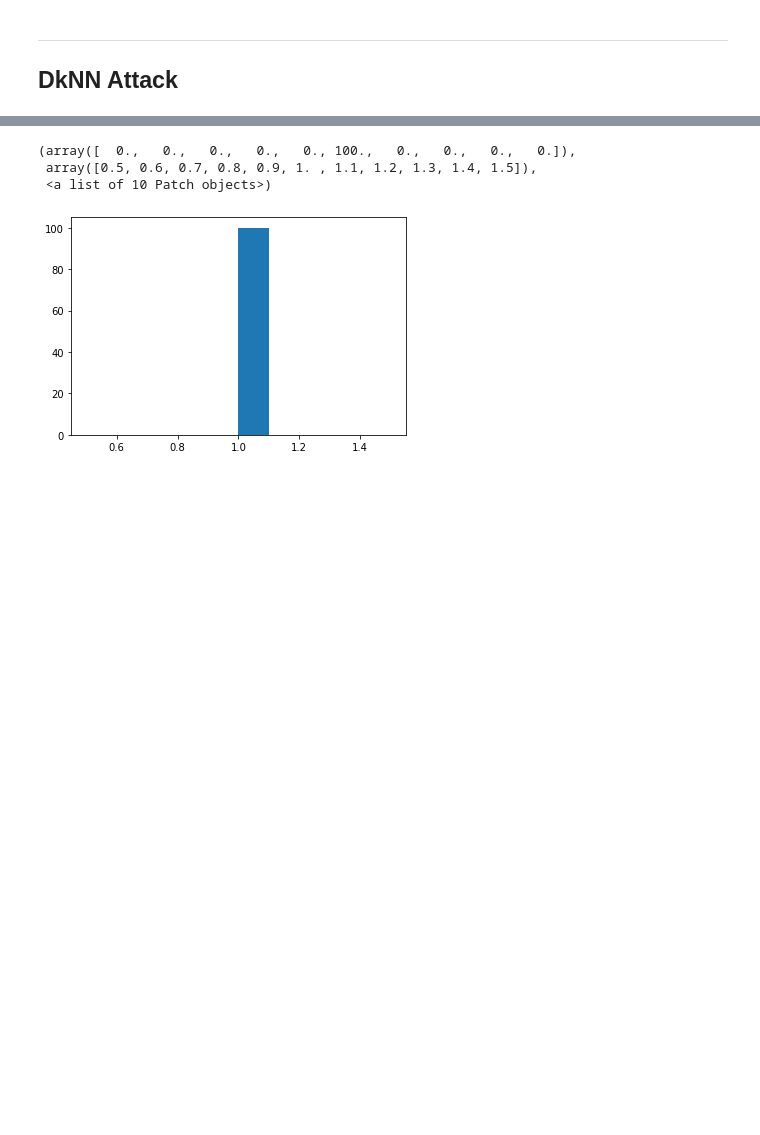
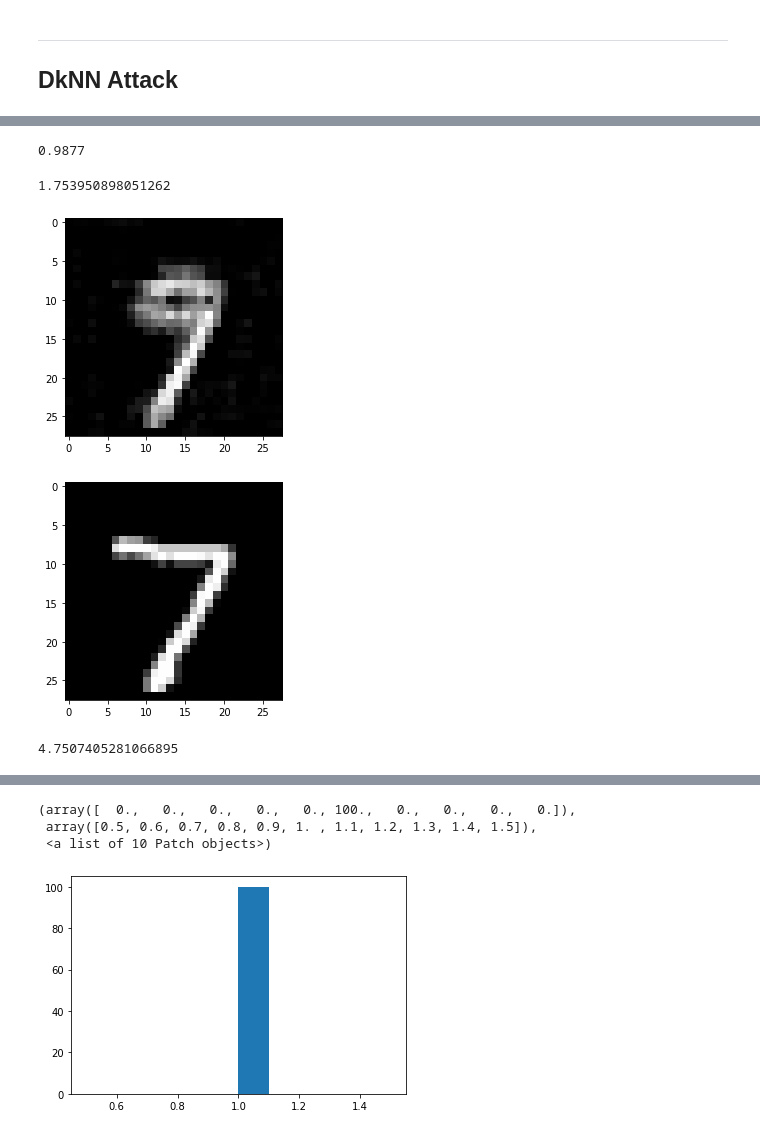
Before and after one commit to chawins/knn-defense, a Jupyter notebook: DkNN_MNIST_demo.ipynb, the cells around one changed output, grey strips where cells are left out. Cells and saved outputs as stored; diff of their text form; code cells hidden in the pictures; blank space fills up the shorter version.

```diff
--- a/DkNN_MNIST_demo.ipynb
+++ b/DkNN_MNIST_demo.ipynb
@@ -250,23 +217,23 @@ for (D, I) in nn:
 
 ## DkNN Attack
 # %%
-# Attack for cosine DkNN
+# Attack for L2 DkNN
 
-attack = DKNNAttack()
+attack = DKNNAttackV2()
 
 def attack_batch(x, y, batch_size):
     x_adv = torch.zeros_like(x)
     total_num = x.size(0)
-    num_batches = total_num // batch_size
+    num_batches = int(np.ceil(total_num / batch_size))
     for i in range(num_batches):
         begin = i * batch_size
         end = (i + 1) * batch_size
         x_adv[begin:end] = attack(
             dknn, x[begin:end], y[begin:end],
-            guide_layer=layers[0], m=75, binary_search_steps=1,
-            max_iterations=500, learning_rate=1e-1,
-            initial_const=1e3, abort_early=True, max_linf=0.4)
+            guide_layer=layers[0], m=10, binary_search_steps=10,
+            max_iterations=1000, learning_rate=1e-2, guide_mode=2,
+            initial_const=1e-1, abort_early=True, random_start=False)
     return x_adv
 
-num = 10
-x_adv = attack_batch(x_test[:num].cuda(), y_test[:num], 10)
+num = 100
+x_adv = attack_batch(x_test[:num].cuda(), y_test[:num], 100)
@@ -273,22 +258,23 @@ x_adv = attack_batch(x_test[:num].cuda(), y_test[:num], 10)
 # %%
-# Attack for L2 DkNN
-
-attack = DKNNL2Attack()
+from lib.dknn_attack_exp import DKNNExpAttack
+attack = DKNNExpAttack(dknn)
 
 def attack_batch(x, y, batch_size):
     x_adv = torch.zeros_like(x)
     total_num = x.size(0)
-    num_batches = total_num // batch_size
+    num_batches = int(np.ceil(total_num / batch_size))
     for i in range(num_batches):
         begin = i * batch_size
         end = (i + 1) * batch_size
         x_adv[begin:end] = attack(
-            dknn, x[begin:end], y[begin:end],
-            guide_layer=layers[0], m=1, binary_search_steps=10,
-            max_iterations=500, learning_rate=1e-1, guide_mode=1,
-            initial_const=1e-1, abort_early=True, random_start=False)
+            x[begin:end], y[begin:end],
+            guide_layer=layers[0], m=10, init_mode=1,
+            binary_search_steps=10, max_iterations=1000, learning_rate=1e-1,
+            initial_const=1e-1, random_start=False,
+            thres_steps=200, check_adv_steps=200, verbose=True,
+            max_linf=None)
     return x_adv
 
 num = 100
-x_adv = attack_batch(x_test[:num].cuda(), y_test[:num], 100)
+x_adv = attack_batch(x_test[ind][:num].cuda(), y_test[ind][:num], 100)
 # %% [output]
@@ -353,3 +352,24 @@ binary step: 9; number of successful adv: 100/100
+# %%
+start = time.time()
+dist = full_eval(dknn)
+print(time.time() - start)
+# %% [output]
+0.9877
+# %%
+dist.mean()
+# %% [output]
+1.753950898051262
+# %%
+i = 0
+plt.imshow(x_adv[i].detach().cpu().numpy().reshape(28, 28), cmap='gray')
+plt.show()
+plt.imshow(x_test[i].detach().cpu().numpy().reshape(28, 28), cmap='gray')
+plt.show()
+print((x_adv[i].cpu() - x_test[i]).view(-1).norm().item())
+# %% [output]
+[figure, added]
+[figure, added]
+4.7507405281066895
 # %%
 with torch.no_grad():
     y_pred = dknn.classify(x_adv)
```
Also changed, not shown: parts of 37 cells of this notebook, 54 other files.
